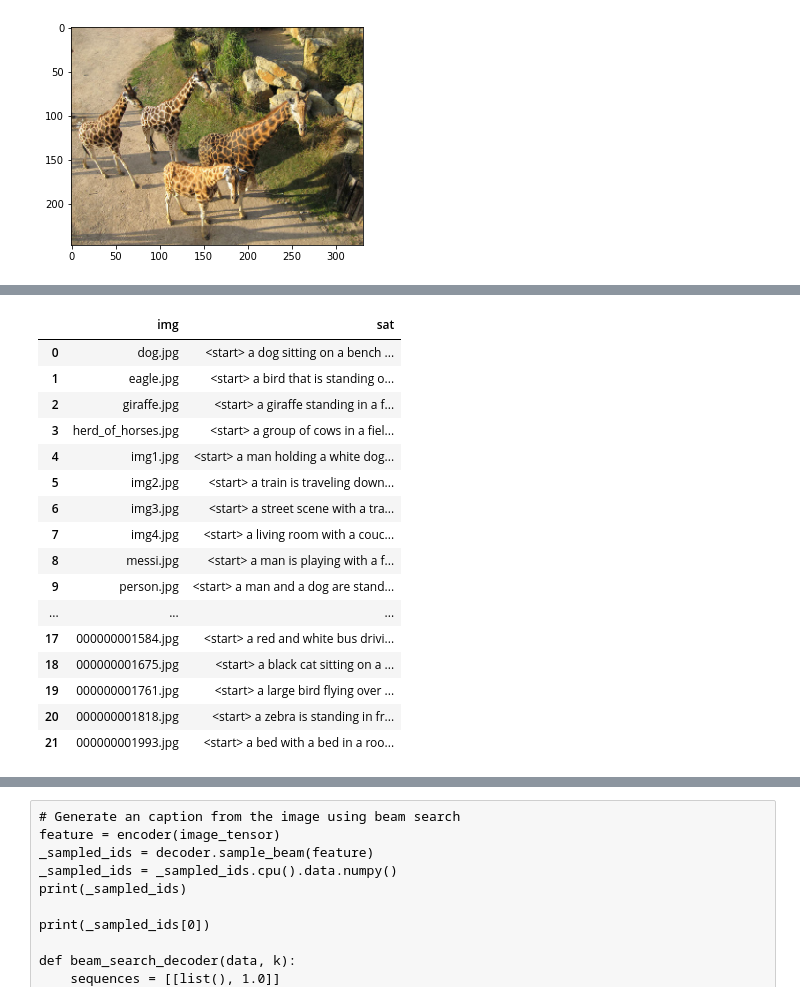
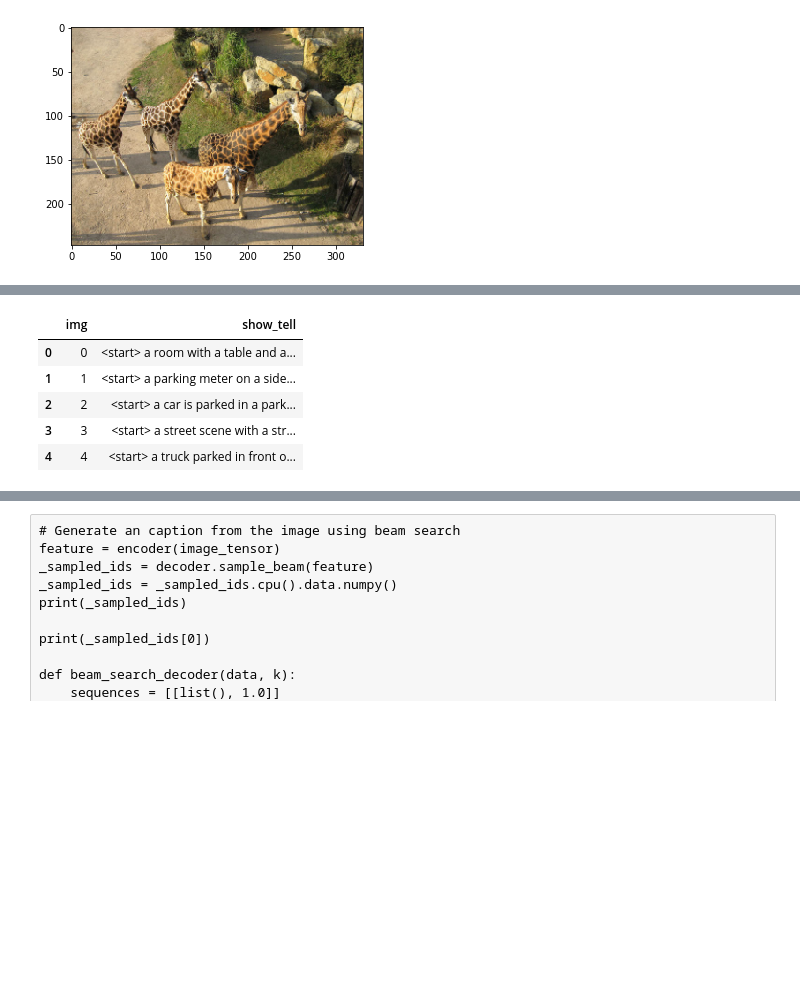
Before and after one commit to prraoo/pytorch-image-caption, a Jupyter notebook: show_tell/Show_and_Tell_Eval.ipynb, the cells around one changed output, grey strips where cells are left out. Cells and saved outputs as stored; diff of their text form; code cells hidden in the pictures; blank space fills up the shorter version.

```diff
--- a/show_tell/Show_and_Tell_Eval.ipynb
+++ b/show_tell/Show_and_Tell_Eval.ipynb
@@ -24,7 +38,7 @@ warnings.filterwarnings('ignore')
 device = torch.device('cuda' if torch.cuda.is_available() else 'cpu')
 
 def load_image(image_path, transform=None):
-    image = Image.open(image_path)
+    image = Image.open(image_path).convert('RGB')
     image = image.resize([224, 224], Image.LANCZOS)
 
     if transform is not None:
@@ -307,0 +220,5 @@ for img in os.listdir(images):
+# %%
+matfile = '/home/pramod/Downloads/datasets/image_caption/labelme/data_for_image_caption.mat'
+# %%
+img_list = read_mat_file(matfile)
+print(len(img_list))
@@ -307,0 +231,31 @@ for img in os.listdir(images):
+# %%
+show_tell_df = pd.DataFrame()
+count = 0
+
+for i in range(len(img_list[0])):
+
+    image = load_matfile(img_list[0][i], transform)
+    image_tensor = image.to(device)
+    feature = encoder(image_tensor)
+    sampled_ids = decoder.sample(feature)
+    sampled_ids = sampled_ids[0].cpu().numpy()
+    # Convert word_ids to words
+    sampled_caption = []
+    for word_id in sampled_ids:
+        word = vocab.idx2word[word_id]
+        sampled_caption.append(word)
+        if word == '<end>':
+            break
+    sentence = ' '.join(sampled_caption)
+    #_image = mpimg.imread("./imgs/"+img)
+    #plt.imshow(_image)
+
+    show_tell_df = show_tell_df.append(
+        pd.DataFrame({'img':i,'show_tell':sentence},index=[0]),ignore_index=True)
+
+    if count % 500== 0:
+        print(i)
+        print(image_tensor.size())
+        print(sentence)
+
+    count += 1
@@ -308,20 +280,9 @@ for img in os.listdir(images):
 # %%
-show_tell_df
+show_tell_df.head()
 # %% [output]
-|  | img | sat |
-| 0 | dog.jpg | <start> a dog sitting on a bench ... |
-| 1 | eagle.jpg | <start> a bird that is standing o... |
-| 2 | giraffe.jpg | <start> a giraffe standing in a f... |
-| 3 | herd_of_horses.jpg | <start> a group of cows in a fiel... |
-| 4 | img1.jpg | <start> a man holding a white dog... |
-| 5 | img2.jpg | <start> a train is traveling down... |
-| 6 | img3.jpg | <start> a street scene with a tra... |
-| 7 | img4.jpg | <start> a living room with a couc... |
-| 8 | messi.jpg | <start> a man is playing with a f... |
-| 9 | person.jpg | <start> a man and a dog are stand... |
-| ... | ... | ... |
-| 17 | 000000001584.jpg | <start> a red and white bus drivi... |
-| 18 | 000000001675.jpg | <start> a black cat sitting on a ... |
-| 19 | 000000001761.jpg | <start> a large bird flying over ... |
-| 20 | 000000001818.jpg | <start> a zebra is standing in fr... |
-| 21 | 000000001993.jpg | <start> a bed with a bed in a roo... |
+|  | img | show_tell |
+| 0 | 0 | <start> a room with a table and a... |
+| 1 | 1 | <start> a parking meter on a side... |
+| 2 | 2 | <start> a car is parked in a park... |
+| 3 | 3 | <start> a street scene with a str... |
+| 4 | 4 | <start> a truck parked in front o... |
```
Also changed, not shown: parts of 16 cells of this notebook, 1 other file.
